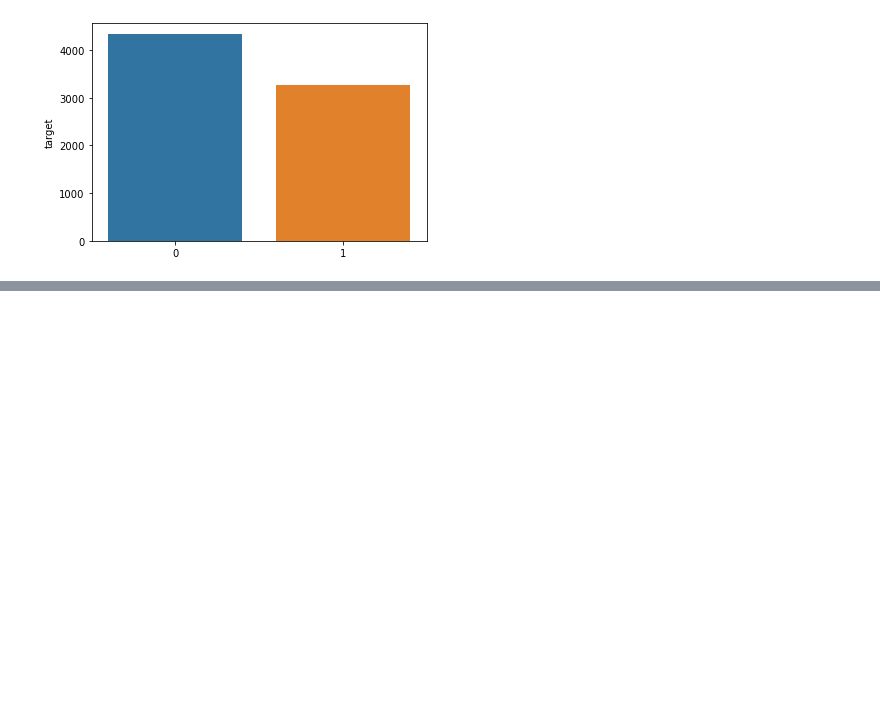
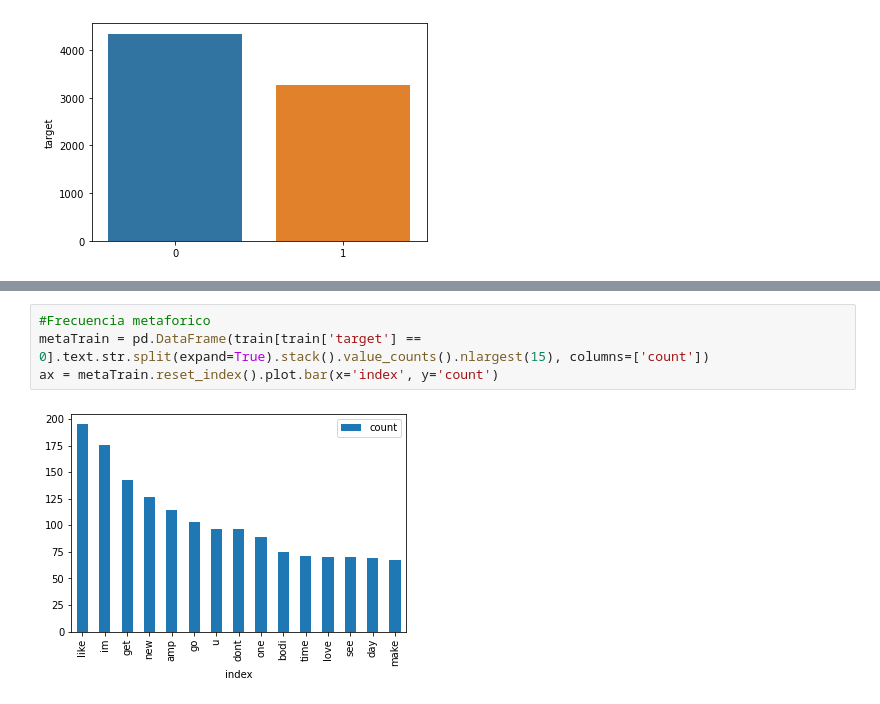
Before and after one commit to danielavillamar/LAB5-DS, a Jupyter notebook: lab5.ipynb, the cells around one changed output, grey strips where cells are left out. Drawn from its saved outputs; the diff is of its cells as text; blank space fills up the shorter version.

```diff
--- a/lab5.ipynb
+++ b/lab5.ipynb
@@ -80,0 +160,6 @@ plt.show()
+# %%
+#Frecuencia metaforico
+metaTrain = pd.DataFrame(train[train['target'] == 0].text.str.split(expand=True).stack().value_counts().nlargest(15), columns=['count'])
+ax = metaTrain.reset_index().plot.bar(x='index', y='count')
+# %% [output]
+[figure, added]
```
Also changed, not shown: parts of 27 cells of this notebook.
